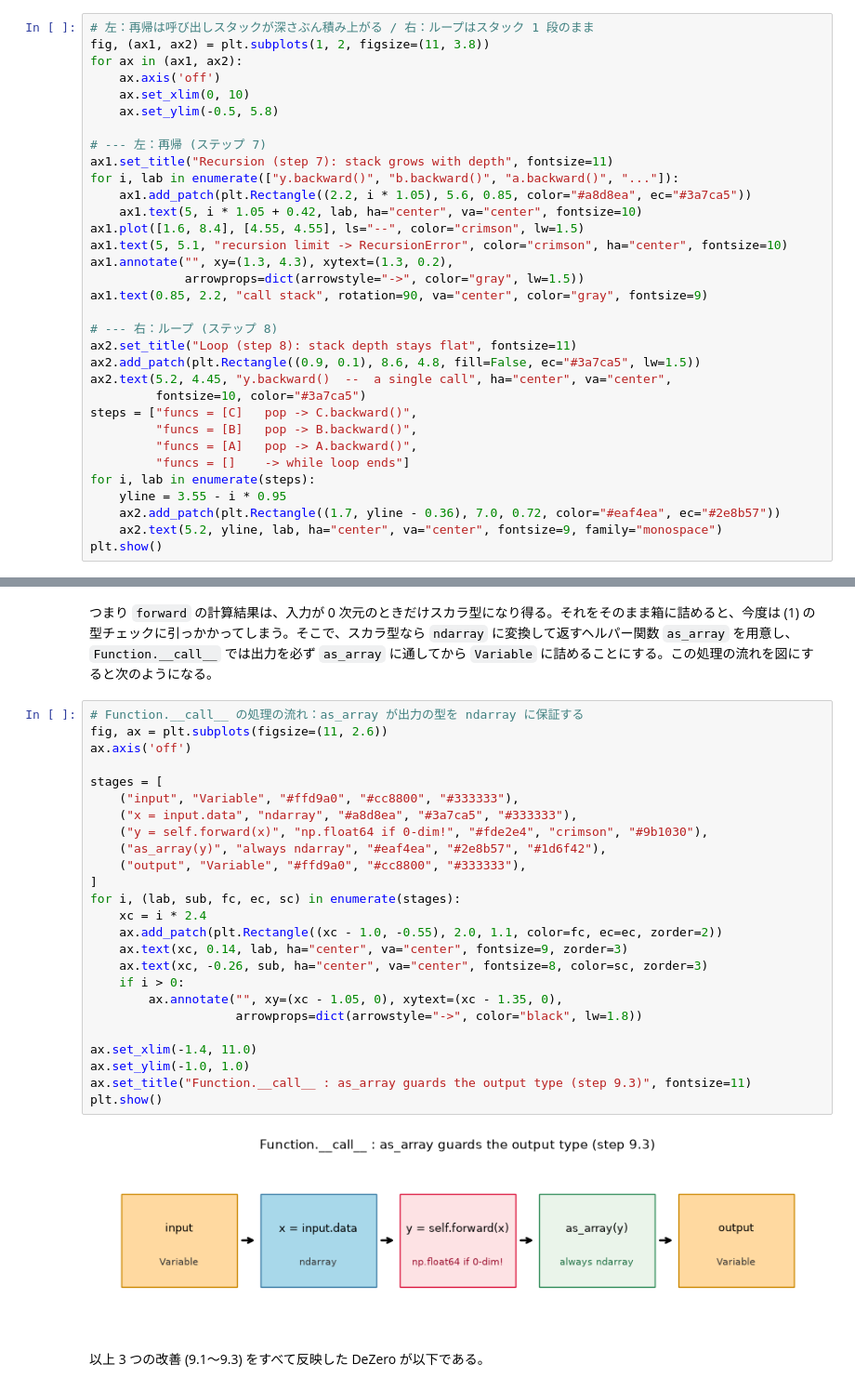
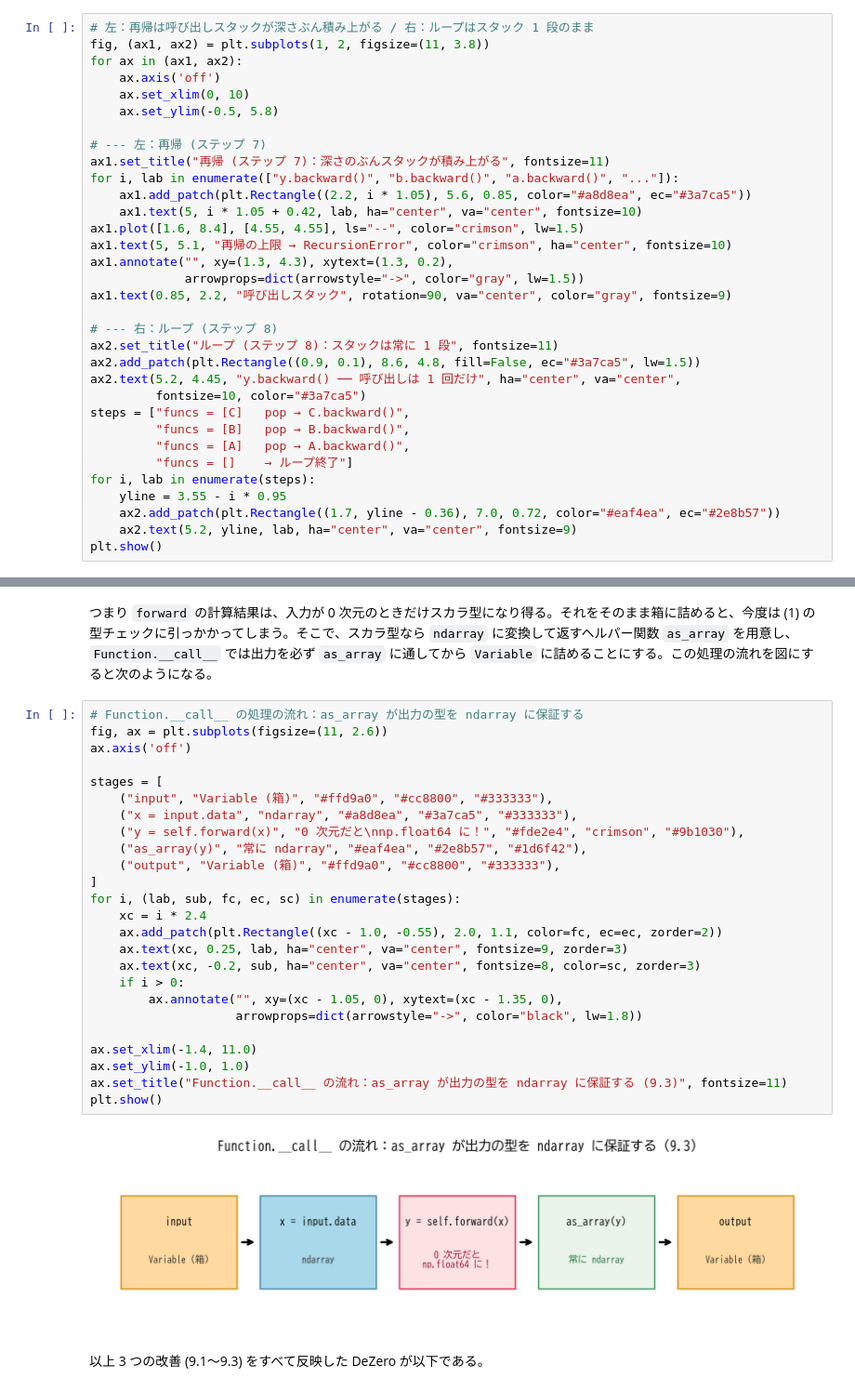
Before and after one commit to AcademiXBase/deep-learning-from-scratch-3, a Jupyter notebook: notebooks/stage1_step6-10.ipynb, the cells around one changed output, grey strips where cells are left out. Shown at 93% size. Cells and saved outputs as stored; diff of their text form.

```diff
--- a/notebooks/stage1_step6-10.ipynb
+++ b/notebooks/stage1_step6-10.ipynb
@@ -463,28 +499,28 @@ for ax in (ax1, ax2):
     ax.set_ylim(-0.5, 5.8)
 
 # --- 左：再帰 (ステップ 7)
-ax1.set_title("Recursion (step 7): stack grows with depth", fontsize=11)
+ax1.set_title("再帰 (ステップ 7)：深さのぶんスタックが積み上がる", fontsize=11)
 for i, lab in enumerate(["y.backward()", "b.backward()", "a.backward()", "..."]):
     ax1.add_patch(plt.Rectangle((2.2, i * 1.05), 5.6, 0.85, color="#a8d8ea", ec="#3a7ca5"))
     ax1.text(5, i * 1.05 + 0.42, lab, ha="center", va="center", fontsize=10)
 ax1.plot([1.6, 8.4], [4.55, 4.55], ls="--", color="crimson", lw=1.5)
-ax1.text(5, 5.1, "recursion limit -> RecursionError", color="crimson", ha="center", fontsize=10)
+ax1.text(5, 5.1, "再帰の上限 → RecursionError", color="crimson", ha="center", fontsize=10)
 ax1.annotate("", xy=(1.3, 4.3), xytext=(1.3, 0.2),
              arrowprops=dict(arrowstyle="->", color="gray", lw=1.5))
-ax1.text(0.85, 2.2, "call stack", rotation=90, va="center", color="gray", fontsize=9)
+ax1.text(0.85, 2.2, "呼び出しスタック", rotation=90, va="center", color="gray", fontsize=9)
 
 # --- 右：ループ (ステップ 8)
-ax2.set_title("Loop (step 8): stack depth stays flat", fontsize=11)
+ax2.set_title("ループ (ステップ 8)：スタックは常に 1 段", fontsize=11)
 ax2.add_patch(plt.Rectangle((0.9, 0.1), 8.6, 4.8, fill=False, ec="#3a7ca5", lw=1.5))
-ax2.text(5.2, 4.45, "y.backward()  --  a single call", ha="center", va="center",
+ax2.text(5.2, 4.45, "y.backward() ── 呼び出しは 1 回だけ", ha="center", va="center",
          fontsize=10, color="#3a7ca5")
-steps = ["funcs = [C]   pop -> C.backward()",
-         "funcs = [B]   pop -> B.backward()",
-         "funcs = [A]   pop -> A.backward()",
-         "funcs = []    -> while loop ends"]
+steps = ["funcs = [C]   pop → C.backward()",
+         "funcs = [B]   pop → B.backward()",
+         "funcs = [A]   pop → A.backward()",
+         "funcs = []    → ループ終了"]
 for i, lab in enumerate(steps):
     yline = 3.55 - i * 0.95
     ax2.add_patch(plt.Rectangle((1.7, yline - 0.36), 7.0, 0.72, color="#eaf4ea", ec="#2e8b57"))
-    ax2.text(5.2, yline, lab, ha="center", va="center", fontsize=9, family="monospace")
+    ax2.text(5.2, yline, lab, ha="center", va="center", fontsize=9)
 plt.show()
 # %% [output]
@@ -622,30 +658,30 @@ False
 # %%
 # Function.__call__ の処理の流れ：as_array が出力の型を ndarray に保証する
 fig, ax = plt.subplots(figsize=(11, 2.6))
 ax.axis('off')
 
 stages = [
-    ("input", "Variable", "#ffd9a0", "#cc8800", "#333333"),
+    ("input", "Variable (箱)", "#ffd9a0", "#cc8800", "#333333"),
     ("x = input.data", "ndarray", "#a8d8ea", "#3a7ca5", "#333333"),
-    ("y = self.forward(x)", "np.float64 if 0-dim!", "#fde2e4", "crimson", "#9b1030"),
-    ("as_array(y)", "always ndarray", "#eaf4ea", "#2e8b57", "#1d6f42"),
-    ("output", "Variable", "#ffd9a0", "#cc8800", "#333333"),
+    ("y = self.forward(x)", "0 次元だと\nnp.float64 に！", "#fde2e4", "crimson", "#9b1030"),
+    ("as_array(y)", "常に ndarray", "#eaf4ea", "#2e8b57", "#1d6f42"),
+    ("output", "Variable (箱)", "#ffd9a0", "#cc8800", "#333333"),
 ]
 for i, (lab, sub, fc, ec, sc) in enumerate(stages):
     xc = i * 2.4
     ax.add_patch(plt.Rectangle((xc - 1.0, -0.55), 2.0, 1.1, color=fc, ec=ec, zorder=2))
-    ax.text(xc, 0.14, lab, ha="center", va="center", fontsize=9, zorder=3)
-    ax.text(xc, -0.26, sub, ha="center", va="center", fontsize=8, color=sc, zorder=3)
+    ax.text(xc, 0.25, lab, ha="center", va="center", fontsize=9, zorder=3)
+    ax.text(xc, -0.2, sub, ha="center", va="center", fontsize=8, color=sc, zorder=3)
     if i > 0:
         ax.annotate("", xy=(xc - 1.05, 0), xytext=(xc - 1.35, 0),
                     arrowprops=dict(arrowstyle="->", color="black", lw=1.8))
 
 ax.set_xlim(-1.4, 11.0)
 ax.set_ylim(-1.0, 1.0)
-ax.set_title("Function.__call__ : as_array guards the output type (step 9.3)", fontsize=11)
+ax.set_title("Function.__call__ の流れ：as_array が出力の型を ndarray に保証する (9.3)", fontsize=11)
 plt.show()
 # %% [output]
-[figure, old version]
+[figure, new version]
 # %% [markdown]
 以上 3 つの改善 (9.1〜9.3) をすべて反映した DeZero が以下である。
 # %%
```
Also changed, not shown: parts of 7 cells of this notebook.
